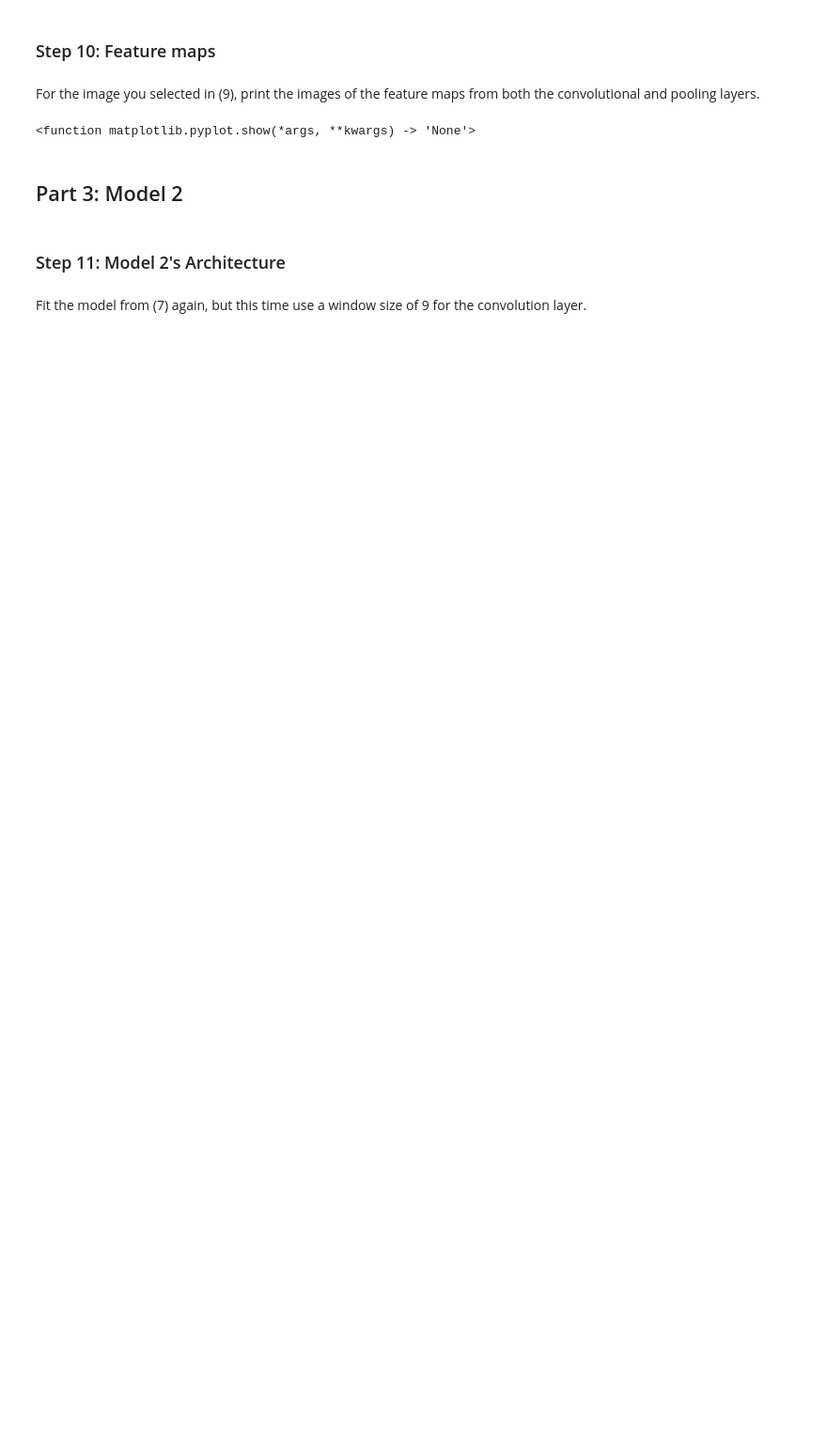
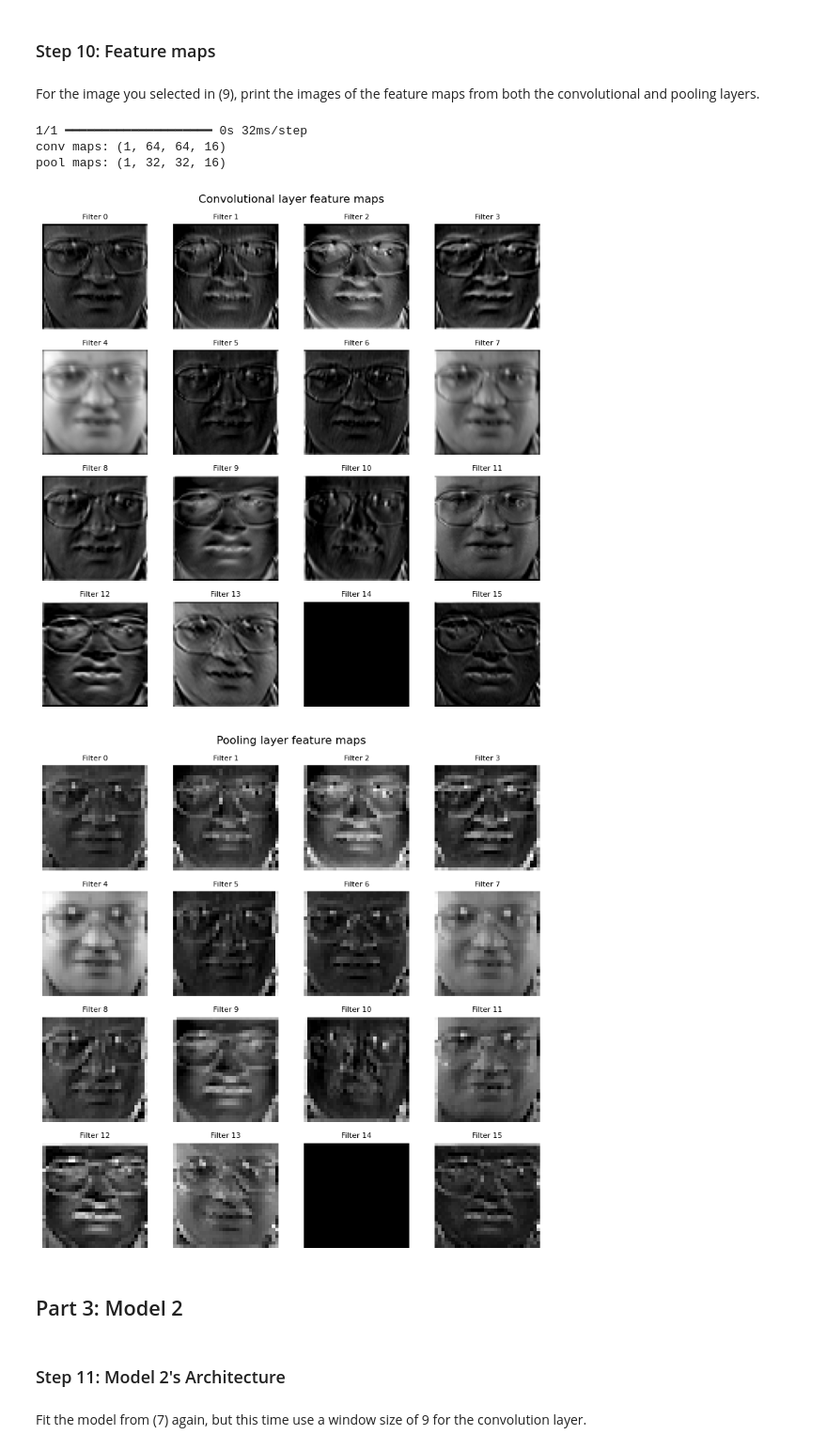
Before and after one commit to rjortega-dev/DS-NeuralNetworks-Lab3, a Jupyter notebook: C10_M3_Lab.ipynb, the cells around one changed output. Shown at 94% size. Cells and saved outputs as stored; diff of their text form; code cells hidden in the pictures; blank space fills up the shorter version.

```diff
--- a/C10_M3_Lab.ipynb
+++ b/C10_M3_Lab.ipynb
@@ -134,0 +163,10 @@ input_tensor = Input(shape=(64, 64, 1))
+# %%
+# Compiling model1
+model1.compile(optimizer="adam",
+               loss="categorical_crossentropy",
+               metrics=["accuracy"])
+
+history1 = model1.fit(X_train, y_train_cat,
+                      epochs=20,
+                      batch_size=10,
+                      validation_data=(X_test, y_test_cat))
@@ -148,16 +219,36 @@ Pick one of the images from the test set, and print the image.
 ### Step 10: Feature maps
 # %% [markdown]
 For the image you selected in (9), print the images of the feature maps from both the convolutional and pooling layers.
-# %%
-# Feature maps
-
-
-# For loop
-
-
-plt.show
-# %% [output]
-<function matplotlib.pyplot.show(*args, **kwargs) -> 'None'>
+# %%
+# Feature maps
+feature_model = Model(
+    inputs=model1.input,
+    outputs=[model1.get_layer("conv1").output,
+             model1.get_layer("pool1").output]
+)
+
+# the model expects a batch, so add a batch dimension: (1, 64, 64, 1)
+conv_maps, pool_maps = feature_model.predict(sample[np.newaxis, ...])
+print("conv maps:", conv_maps.shape)   # (1, 64, 64, 16)
+print("pool maps:", pool_maps.shape)   # (1, 32, 32, 16)
+
+# For loop
+for maps, name in [(conv_maps, "Convolutional layer"),
+                   (pool_maps, "Pooling layer")]:
+    fig, axes = plt.subplots(4, 4, figsize=(8, 8))
+    for i, ax in enumerate(axes.flat):
+        ax.imshow(maps[0, :, :, i], cmap=plt.cm.gray)
+        ax.axis("off")
+        ax.set_title(f"Filter {i}", fontsize=8)
+    fig.suptitle(f"{name} feature maps")
+    plt.tight_layout()
+    plt.show()
+# %% [output]
+1/1 ━━━━━━━━━━━━━━━━━━━━ 0s 32ms/step
+conv maps: (1, 64, 64, 16)
+pool maps: (1, 32, 32, 16)
+[figure, added]
+[figure, added]
 # %% [markdown]
 ## Part 3: Model 2
 # %% [markdown]
```
Also changed, not shown: parts of 19 cells of this notebook.
